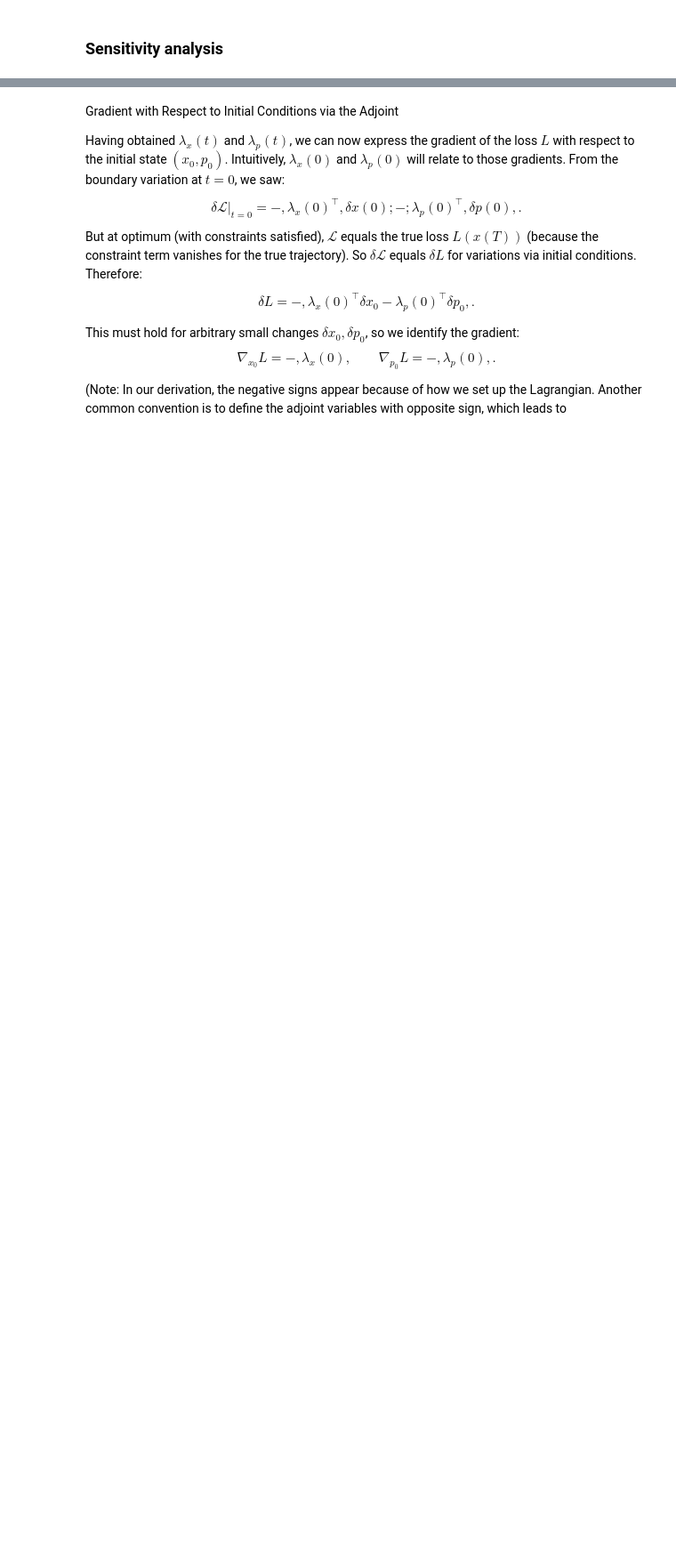
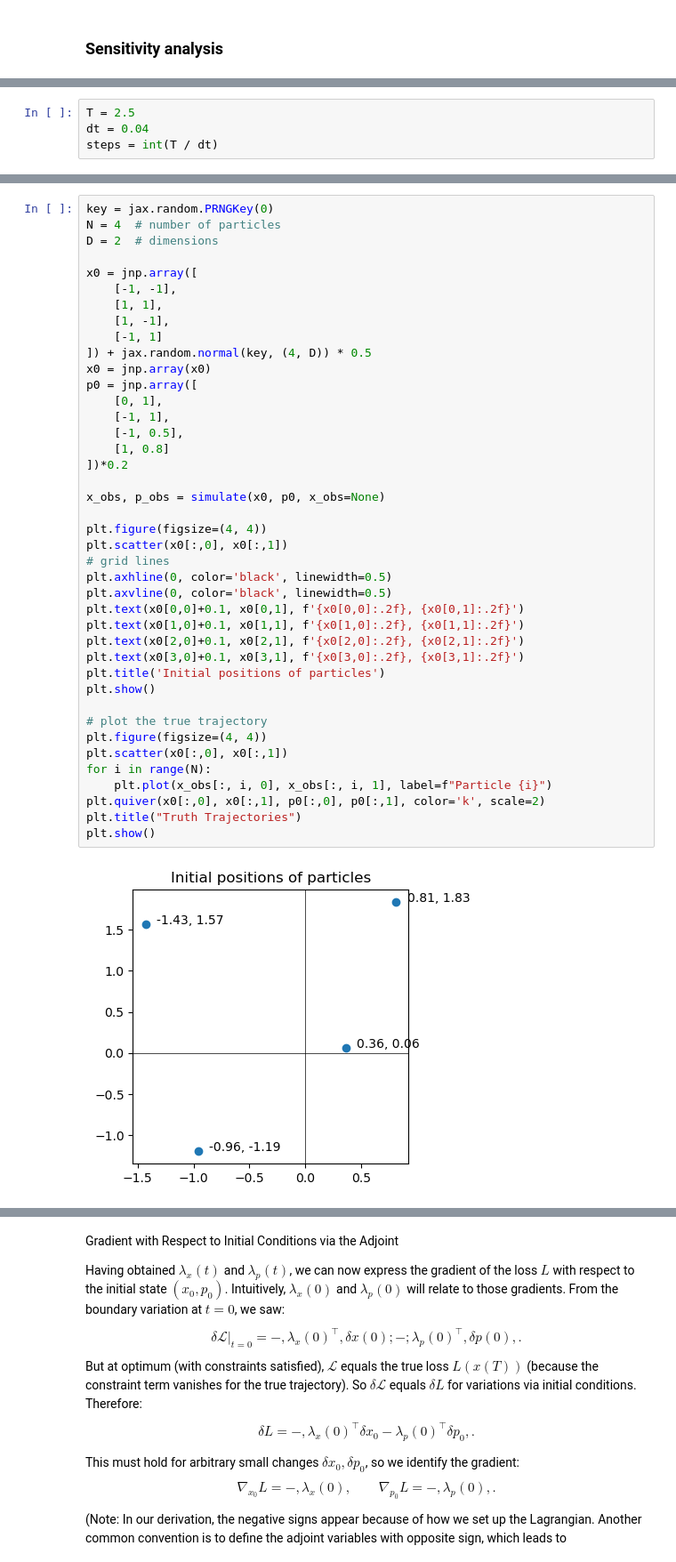
Before and after one commit to AZhou00/adjoint-demo, a Jupyter notebook: notebook/basics.ipynb, the cells around one changed output, grey strips where cells are left out. Shown at 89% size. Saved outputs shown, nothing was run; the diff lists cells and outputs as text; blank space fills up the shorter version.

```diff
--- a/notebook/basics.ipynb
+++ b/notebook/basics.ipynb
@@ -345,0 +357,4 @@ plt.show()
+# %%
+T = 2.5
+dt = 0.04
+steps = int(T / dt)
@@ -345,0 +434,43 @@ plt.show()
+# %%
+key = jax.random.PRNGKey(0)
+N = 4  # number of particles
+D = 2  # dimensions
+
+x0 = jnp.array([
+    [-1, -1],
+    [1, 1],
+    [1, -1],
+    [-1, 1]
+]) + jax.random.normal(key, (4, D)) * 0.5
+x0 = jnp.array(x0)
+p0 = jnp.array([
+    [0, 1],
+    [-1, 1],
+    [-1, 0.5],
+    [1, 0.8]
+])*0.2
+
+x_obs, p_obs = simulate(x0, p0, x_obs=None)
+
+plt.figure(figsize=(4, 4))
+plt.scatter(x0[:,0], x0[:,1])
+# grid lines
+plt.axhline(0, color='black', linewidth=0.5)
+plt.axvline(0, color='black', linewidth=0.5)
+plt.text(x0[0,0]+0.1, x0[0,1], f'{x0[0,0]:.2f}, {x0[0,1]:.2f}')
+plt.text(x0[1,0]+0.1, x0[1,1], f'{x0[1,0]:.2f}, {x0[1,1]:.2f}')
+plt.text(x0[2,0]+0.1, x0[2,1], f'{x0[2,0]:.2f}, {x0[2,1]:.2f}')
+plt.text(x0[3,0]+0.1, x0[3,1], f'{x0[3,0]:.2f}, {x0[3,1]:.2f}')
+plt.title('Initial positions of particles')
+plt.show()
+
+# plot the true trajectory
+plt.figure(figsize=(4, 4))
+plt.scatter(x0[:,0], x0[:,1])
+for i in range(N):
+    plt.plot(x_obs[:, i, 0], x_obs[:, i, 1], label=f"Particle {i}")
+plt.quiver(x0[:,0], x0[:,1], p0[:,0], p0[:,1], color='k', scale=2)
+plt.title("Truth Trajectories")
+plt.show()
+# %% [output]
+[figure, added]
```
Also changed, not shown: parts of 16 cells of this notebook.
